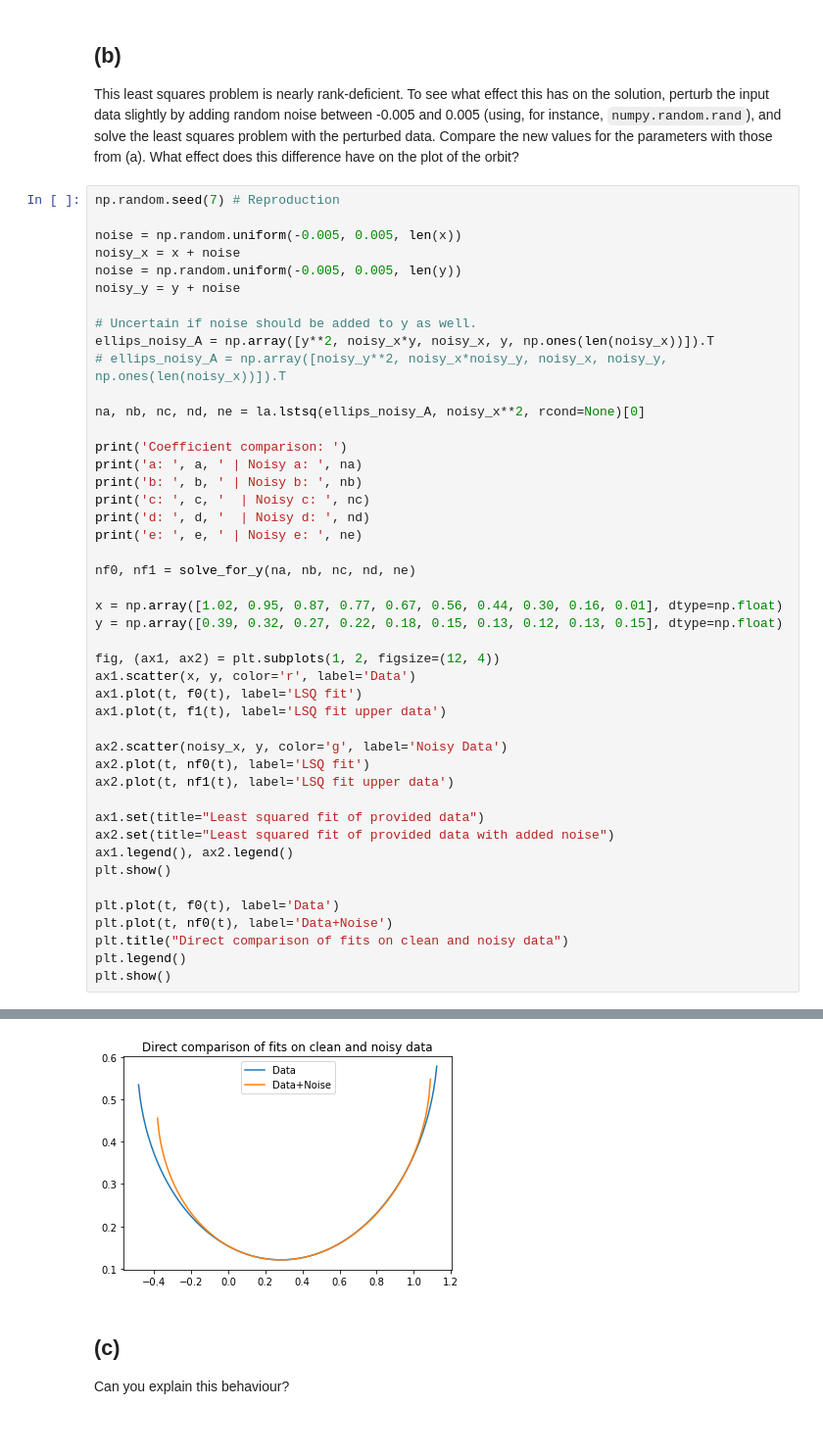
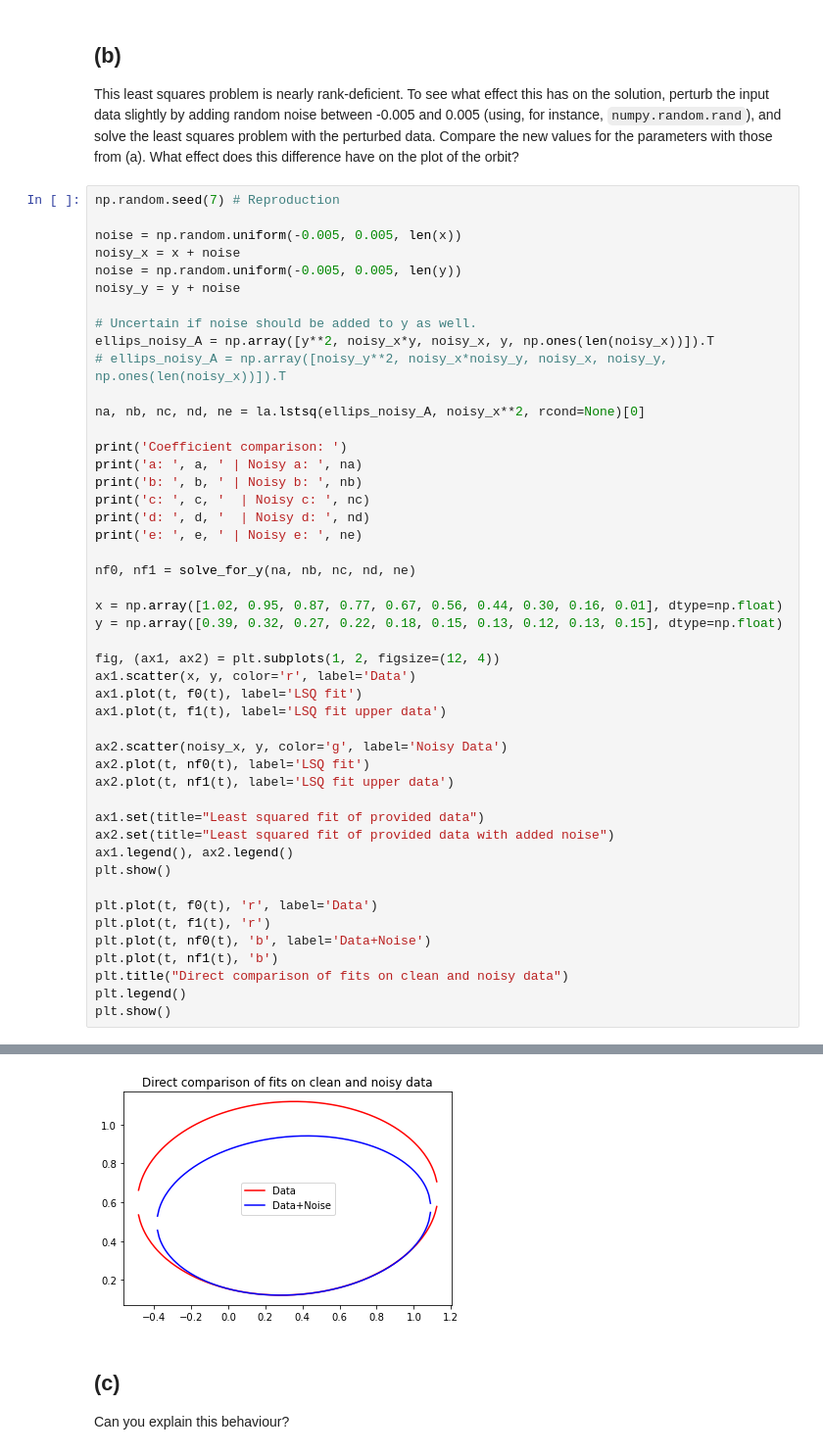
Before and after one commit to DaVinkie/NumAlg1, a Jupyter notebook: Week 3/Homework3.ipynb, the cells around one changed output, grey strips where cells are left out. Shown at 98% size. Cells and saved outputs as stored; diff of their text form.

```diff
--- a/Week 3/Homework3.ipynb
+++ b/Week 3/Homework3.ipynb
@@ -172,36 +172,38 @@ print('e: ', e, ' | Noisy e: ', ne)
 nf0, nf1 = solve_for_y(na, nb, nc, nd, ne)
 
 x = np.array([1.02, 0.95, 0.87, 0.77, 0.67, 0.56, 0.44, 0.30, 0.16, 0.01], dtype=np.float)
 y = np.array([0.39, 0.32, 0.27, 0.22, 0.18, 0.15, 0.13, 0.12, 0.13, 0.15], dtype=np.float)
 
 fig, (ax1, ax2) = plt.subplots(1, 2, figsize=(12, 4))
 ax1.scatter(x, y, color='r', label='Data')
 ax1.plot(t, f0(t), label='LSQ fit')
 ax1.plot(t, f1(t), label='LSQ fit upper data')
 
 ax2.scatter(noisy_x, y, color='g', label='Noisy Data')
 ax2.plot(t, nf0(t), label='LSQ fit')
 ax2.plot(t, nf1(t), label='LSQ fit upper data')
 
 ax1.set(title="Least squared fit of provided data")
 ax2.set(title="Least squared fit of provided data with added noise")
 ax1.legend(), ax2.legend()
 plt.show()
 
-plt.plot(t, f0(t), label='Data')
-plt.plot(t, nf0(t), label='Data+Noise')
+plt.plot(t, f0(t), 'r', label='Data')
+plt.plot(t, f1(t), 'r')
+plt.plot(t, nf0(t), 'b', label='Data+Noise')
+plt.plot(t, nf1(t), 'b')
 plt.title("Direct comparison of fits on clean and noisy data")
 plt.legend()
 plt.show()
 # %% [output]
 Coefficient comparison:
 a:  -2.6356254837121007  | Noisy a:  -3.227185109515388
 b:  0.14364618259889303  | Noisy b:  0.3462883491380942
 c:  0.5514469631403579   | Noisy c:  0.5227258855587947
 d:  3.2229403381058948   | Noisy d:  3.307985364813766
 e:  -0.4328942702644502  | Noisy e:  -0.43279686770247516
 [figure]
-[figure, old version]
+[figure, new version]
 # %% [markdown]
 ## (c)
 Can you explain this behaviour?
```
Also changed, not shown: parts of 3 cells of this notebook.
